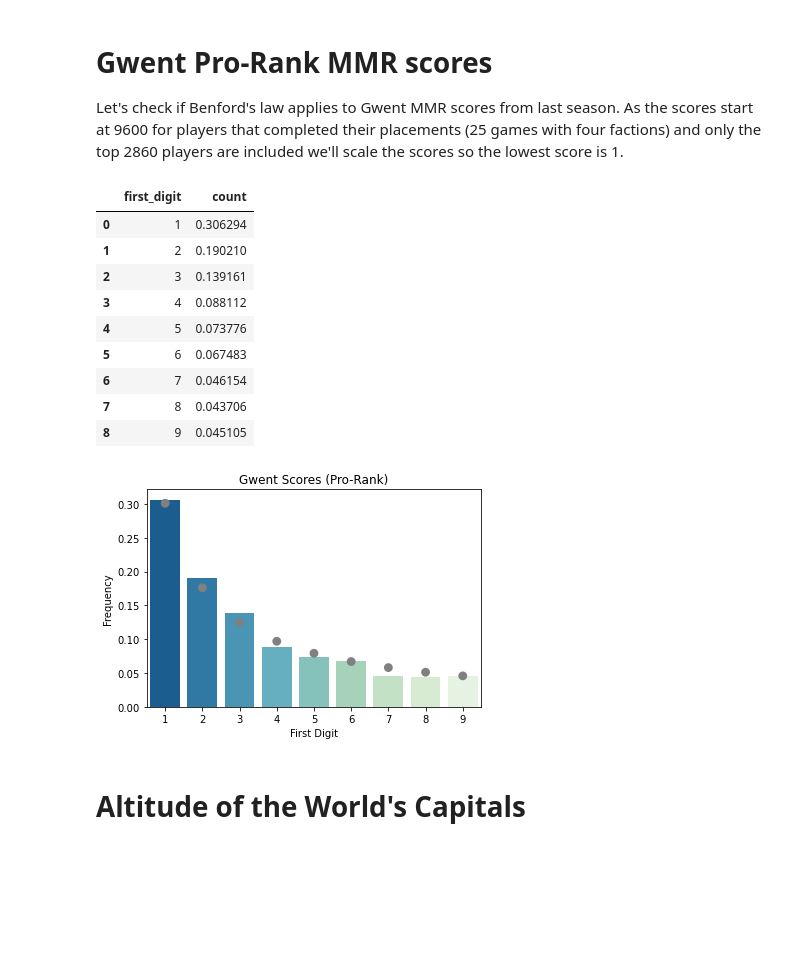
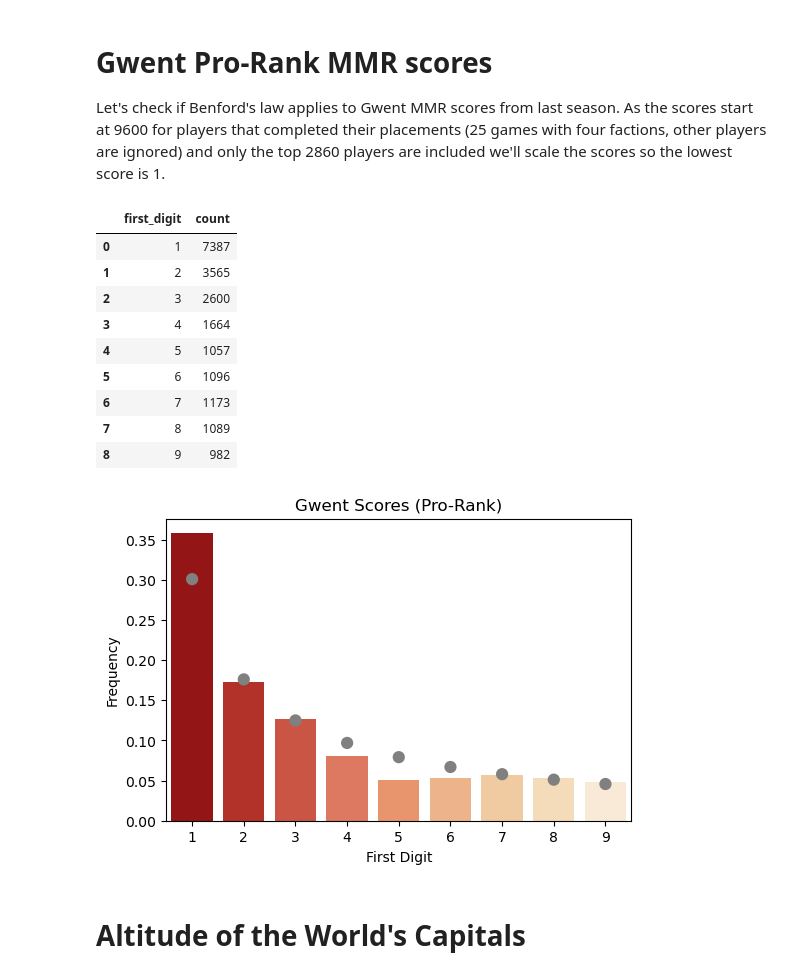
Before and after one commit to 4dcu-be/BenfordsLaw, a Jupyter notebook: Testing Benford's Law.ipynb, the cells around one changed output. Drawn from its saved outputs; the diff is of its cells as text; code cells hidden in the pictures; blank space fills up the shorter version.

Commit message:
updated notebook, data and output

```diff
--- a/Testing Benford's Law.ipynb
+++ b/Testing Benford's Law.ipynb
@@ -4,5 +4,8 @@ import numpy as np
 import seaborn as sns
 import matplotlib.pyplot as plt
 from collections import Counter
+import scipy.stats as stats
 
 palette = sns.color_palette("GnBu_r", 9)
+plt.rcParams['figure.figsize'] = [6, 4]
+plt.rcParams['figure.dpi'] = 100
@@ -20,10 +25,25 @@ plt.show()
 # %%
-def plot_benford(x, y, data, title):
-    fig, ax = plt.subplots()
-    sns.barplot(x=x, y=y, data=data, palette=palette, ax=ax, zorder=0).set_title(title)
+def plot_benford(x, y, data, title, ax=None):
+    data = data.sort_values(x)
+    benford_proba = (np.log10(1+1/i) for i in range(1,10,1))
+
+    observed = list(data[y])
+    expected = [round(prob*np.sum(data[y])) for prob in benford_proba]
+    stat, p_value = stats.chisquare(f_obs=observed, f_exp=expected)
+
+    if p_value > 0.05:
+        palette = sns.color_palette("GnBu_r", 9)
+    else:
+        palette = sns.color_palette("OrRd_r", 9)
+
+    frequencies = data[y]/np.sum(data[y])
+
+    if ax is None:
+        fig, ax = plt.subplots()
+
+    sns.barplot(x=data[x], y=frequencies, palette=palette, ax=ax, zorder=0).set_title(title)
     sns.pointplot(x='digit', y='prob', data=ideal_df, ax=ax, zorder=1, join=False, color='gray')
     ax.set(xlabel='First Digit', ylabel='Frequency')
-    return fig, ax
 # %% [markdown]
 # Belgian City Populations
 
@@ -57,33 +75,32 @@ fig, ax = plot_benford('first_digit', 'count', counts_cities_df, "Populations of
 # %% [markdown]
 # Gwent Pro-Rank MMR scores
 
-Let's check if Benford's law applies to Gwent MMR scores from last season. As the scores start at 9600 for players that completed their placements (25 games with four factions) and only the top 2860 players are included we'll scale the scores so the lowest score is 1.
+Let's check if Benford's law applies to Gwent MMR scores from last season. As the scores start at 9600 for players that completed their placements (25 games with four factions, other players are ignored) and only the top 2860 players are included we'll scale the scores so the lowest score is 1.
 # %%
-df = pd.read_excel('./data/season_of_the_draconid_2020.xlsx').drop(columns='Unnamed: 0')
-df['scaled_mmr'] = df['mmr']-np.min(df['mmr'])+1
+df = pd.read_excel('./data/player_stats.xlsx').drop(columns='Unnamed: 0')
+df = df[df['mmr'] >= 9600]
+df['scaled_mmr'] = df['mmr']-9600+1
 df['first_digit'] = [str(n)[0] for n in df['scaled_mmr']]
 counts_gwent_df = df.groupby('first_digit').agg(
     count = pd.NamedAgg('name', 'count')
 ).reset_index()
 
-counts_gwent_df['count'] /= np.sum(counts_gwent_df['count']) # normalize values to compare with ideal case
-
 counts_gwent_df
 # %% [output]
 |  | first_digit | count |
-| 0 | 1 | 0.306294 |
-| 1 | 2 | 0.190210 |
-| 2 | 3 | 0.139161 |
-| 3 | 4 | 0.088112 |
-| 4 | 5 | 0.073776 |
-| 5 | 6 | 0.067483 |
-| 6 | 7 | 0.046154 |
-| 7 | 8 | 0.043706 |
-| 8 | 9 | 0.045105 |
+| 0 | 1 | 7387 |
+| 1 | 2 | 3565 |
+| 2 | 3 | 2600 |
+| 3 | 4 | 1664 |
+| 4 | 5 | 1057 |
+| 5 | 6 | 1096 |
+| 6 | 7 | 1173 |
+| 7 | 8 | 1089 |
+| 8 | 9 | 982 |
 # %%
-fig, ax = plot_benford('first_digit', 'count', counts_gwent_df, "Gwent Scores (Pro-Rank)")
+plot_benford('first_digit', 'count',counts_gwent_df, "Gwent Scores (Pro-Rank)")
 # %% [output]
-[figure, old version]
+[figure, new version]
 # %% [markdown]
 # Altitude of the World's Capitals
 # %% [markdown]
```
Also changed, not shown: parts of 14 cells of this notebook, 3 other files.
